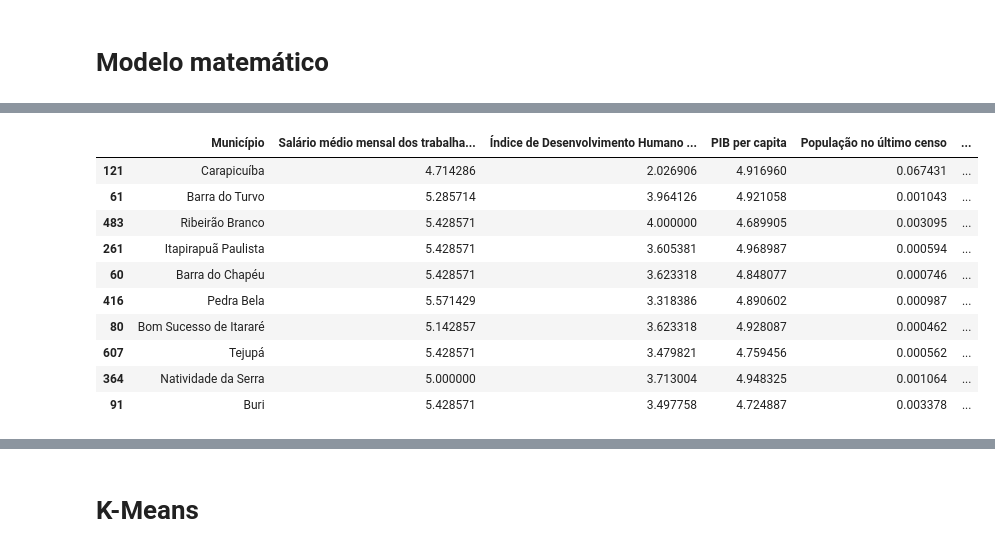
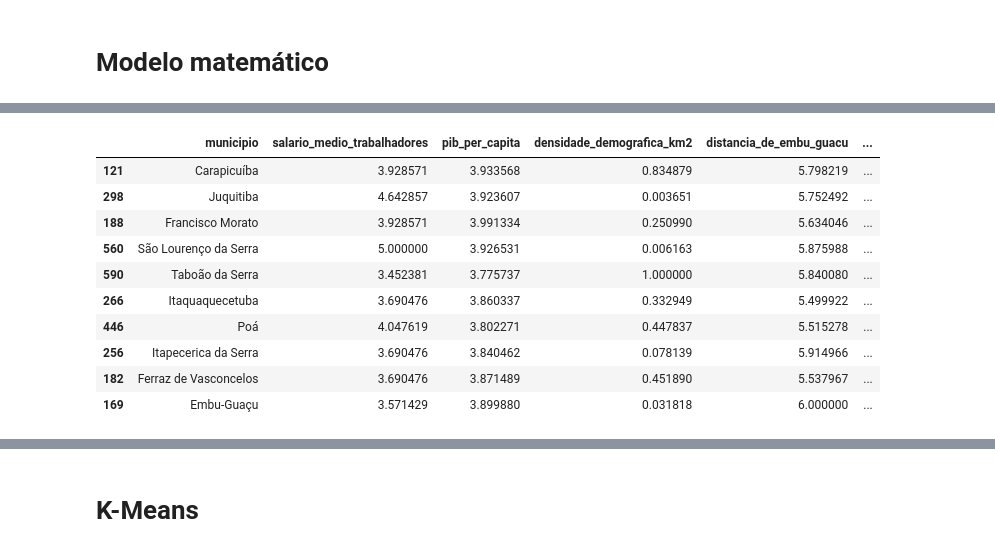
Before and after one commit to kfpetruz/Projeto-Expansao-ONG-Passos-Magicos, a Jupyter notebook: model_expansao.ipynb, the cells around one changed output, grey strips where cells are left out. Drawn from its saved outputs; the diff is of its cells as text; code cells hidden in the pictures.

Commit message:
modelo atualizado

```diff
--- a/model_expansao.ipynb
+++ b/model_expansao.ipynb
@@ -273,0 +120,3 @@ See the caveats in the documentation: https://pandas.pydata.org/pandas-docs/stab
+# %%
+dados_model_math = dados_externos[['municipio', 'salario_medio_trabalhadores', 'pib_per_capita', 'densidade_demografica_km2', 'distancia_de_embu_guacu', 'percent_matriculados_6a19a', 'percent_elegiveis_6a19a']]
+dados_model_math.head()
@@ -273,0 +130,15 @@ See the caveats in the documentation: https://pandas.pydata.org/pandas-docs/stab
+# %%
+# Normalizandos os dados
+variaveis_normalizar = ['densidade_demografica_km2', 'percent_elegiveis_6a19a']
+
+variaveis_normalizar_inversamente = ['salario_medio_trabalhadores','pib_per_capita', 'distancia_de_embu_guacu', 'percent_matriculados_6a19a']
+
+# Normalização
+scaler = MinMaxScaler()
+dados_model_math[variaveis_normalizar] = scaler.fit_transform(dados_model_math[variaveis_normalizar])
+
+# Normalização inversa
+scaler = MinMaxScaler()
+dados_model_math[variaveis_normalizar_inversamente] = 1 - scaler.fit_transform(dados_model_math[variaveis_normalizar_inversamente])
+
+dados_model_math.head()
@@ -273,0 +162,24 @@ See the caveats in the documentation: https://pandas.pydata.org/pandas-docs/stab
+# %%
+#DEIXAR VARIÁVEIS DINAMICAS NO STREAMLIT
+# Pesos
+prioridade_distancia_embu = 6
+prioridade_salario_medio = 5
+prioridade_pib_per_capita = 4
+prioridade_percent_idade_elegivel = 3
+prioridade_percent_matriculados = 2
+prioridade_densidade_demografica = 1
+
+# Atribuição de pesos
+dados_model_math['distancia_de_embu_guacu'] = prioridade_distancia_embu * dados_model_math['distancia_de_embu_guacu']
+dados_model_math['salario_medio_trabalhadores'] = prioridade_salario_medio * dados_model_math['salario_medio_trabalhadores']
+dados_model_math['pib_per_capita'] = prioridade_pib_per_capita * dados_model_math['pib_per_capita']
+dados_model_math['percent_elegiveis_6a19a'] = prioridade_percent_idade_elegivel * dados_model_math['percent_elegiveis_6a19a']
+dados_model_math['percent_matriculados_6a19a'] = prioridade_percent_matriculados * dados_model_math['percent_matriculados_6a19a']
+dados_model_math['densidade_demografica_km2'] = prioridade_densidade_demografica * dados_model_math['densidade_demografica_km2']
+
+
+# Soma ponderada
+dados_model_math['soma_ponderada'] = dados_model_math[['distancia_de_embu_guacu', 'salario_medio_trabalhadores', 'pib_per_capita', 'percent_elegiveis_6a19a', 'percent_matriculados_6a19a', 'densidade_demografica_km2']].sum(axis=1)
+
+# Classificar o DataFrame com base na soma ponderada
+dados_model_math = dados_model_math.sort_values(by='soma_ponderada', ascending=False)
@@ -274,16 +204,16 @@ See the caveats in the documentation: https://pandas.pydata.org/pandas-docs/stab
 # %%
 # Visualizando o DataFrame classificado
-dados_classificados.head(10)
+dados_model_math.head(10)
 # %% [output]
-|  | Município | Salário médio mensal dos trabalha... | Índice de Desenvolvimento Humano ... | PIB per capita | População no último censo | ... |
-| 121 | Carapicuíba | 4.714286 | 2.026906 | 4.916960 | 0.067431 | ... |
-| 61 | Barra do Turvo | 5.285714 | 3.964126 | 4.921058 | 0.001043 | ... |
-| 483 | Ribeirão Branco | 5.428571 | 4.000000 | 4.689905 | 0.003095 | ... |
-| 261 | Itapirapuã Paulista | 5.428571 | 3.605381 | 4.968987 | 0.000594 | ... |
-| 60 | Barra do Chapéu | 5.428571 | 3.623318 | 4.848077 | 0.000746 | ... |
-| 416 | Pedra Bela | 5.571429 | 3.318386 | 4.890602 | 0.000987 | ... |
-| 80 | Bom Sucesso de Itararé | 5.142857 | 3.623318 | 4.928087 | 0.000462 | ... |
-| 607 | Tejupá | 5.428571 | 3.479821 | 4.759456 | 0.000562 | ... |
-| 364 | Natividade da Serra | 5.000000 | 3.713004 | 4.948325 | 0.001064 | ... |
-| 91 | Buri | 5.428571 | 3.497758 | 4.724887 | 0.003378 | ... |
+|  | municipio | salario_medio_trabalhadores | pib_per_capita | densidade_demografica_km2 | distancia_de_embu_guacu | ... |
+| 121 | Carapicuíba | 3.928571 | 3.933568 | 0.834879 | 5.798219 | ... |
+| 298 | Juquitiba | 4.642857 | 3.923607 | 0.003651 | 5.752492 | ... |
+| 188 | Francisco Morato | 3.928571 | 3.991334 | 0.250990 | 5.634046 | ... |
+| 560 | São Lourenço da Serra | 5.000000 | 3.926531 | 0.006163 | 5.875988 | ... |
+| 590 | Taboão da Serra | 3.452381 | 3.775737 | 1.000000 | 5.840080 | ... |
+| 266 | Itaquaquecetuba | 3.690476 | 3.860337 | 0.332949 | 5.499922 | ... |
+| 446 | Poá | 4.047619 | 3.802271 | 0.447837 | 5.515278 | ... |
+| 256 | Itapecerica da Serra | 3.690476 | 3.840462 | 0.078139 | 5.914966 | ... |
+| 182 | Ferraz de Vasconcelos | 3.690476 | 3.871489 | 0.451890 | 5.537967 | ... |
+| 169 | Embu-Guaçu | 3.571429 | 3.899880 | 0.031818 | 6.000000 | ... |
 # %%
```
Also changed, not shown: parts of 47 cells of this notebook, 1 other file.
